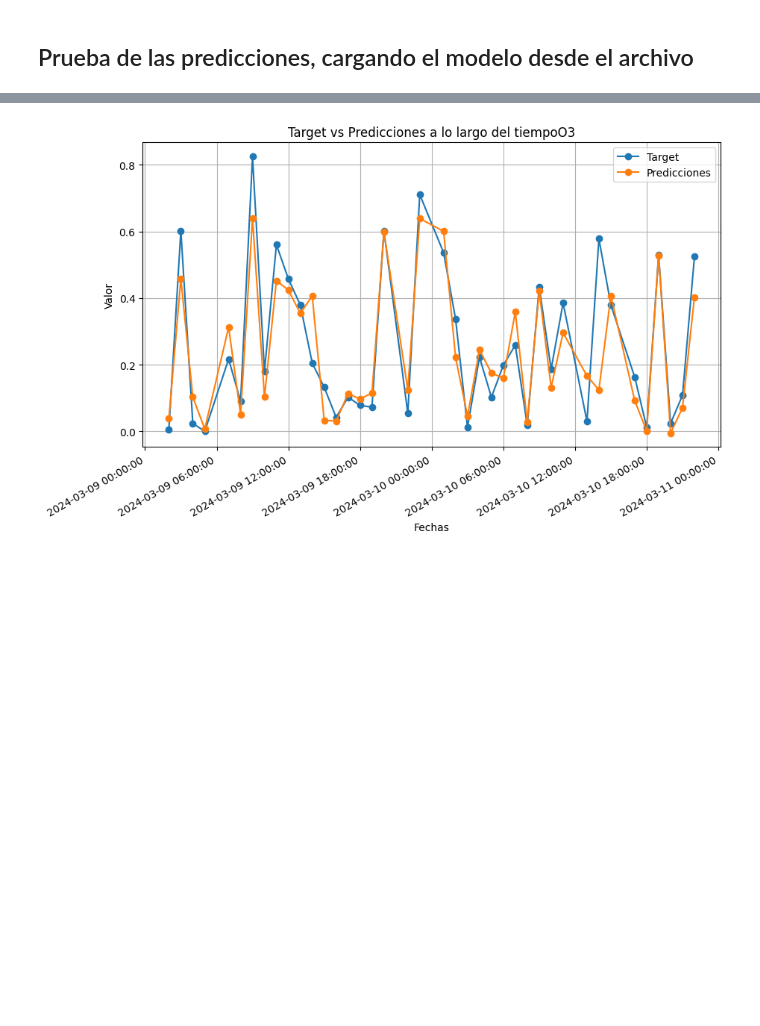
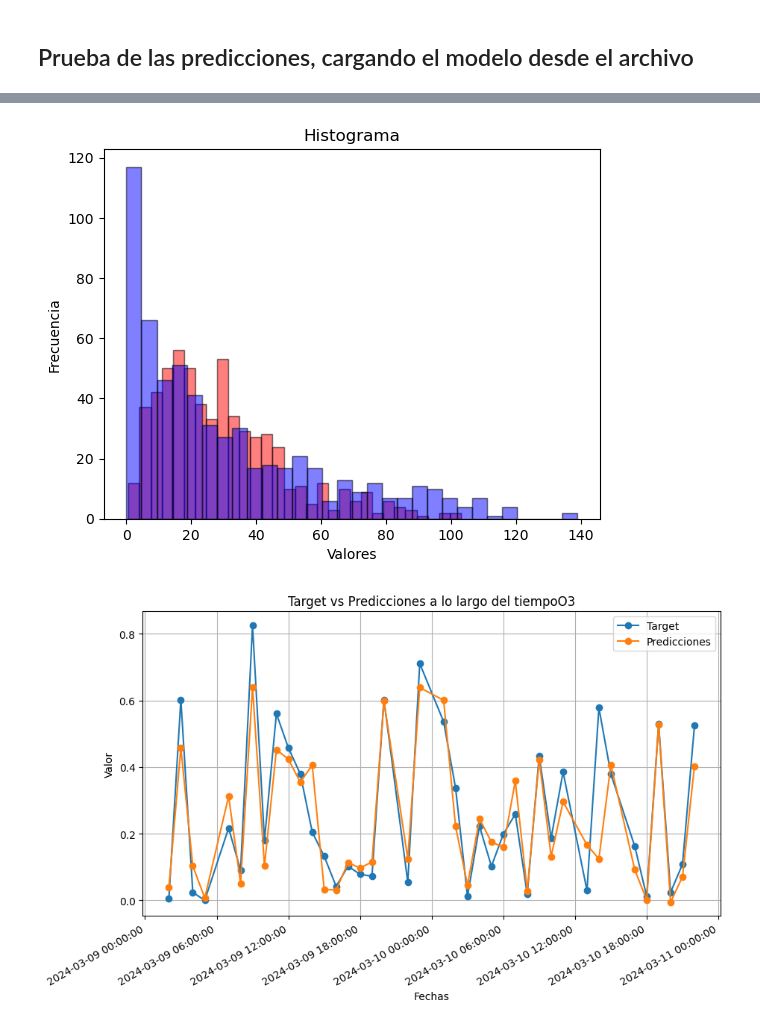
Before and after one commit to vlegaria/air-poll-predict-dev, a Jupyter notebook: ML/Notebooks/Prediccion_PED.ipynb, the cells around one changed output, grey strips where cells are left out. Drawn from its saved outputs; the diff is of its cells as text; code cells hidden in the pictures; blank space fills up the shorter version.

```diff
--- a/ML/Notebooks/Prediccion_PED.ipynb
+++ b/ML/Notebooks/Prediccion_PED.ipynb
@@ -266,3 +322,14 @@ Coeficiente de determinación (R2): 0.669322655238509
+# %%
+plt.hist(predictions, bins=30, color='red', edgecolor='black', alpha=0.5)
+plt.hist(y_test, bins=30, color='blue', edgecolor='black', alpha=0.5)
+plt.title('Histograma')
+plt.xlabel('Valores')
+plt.ylabel('Frecuencia')
+
+
+plt.show()
+# %% [output]
+[figure, added]
 # %%
 def graficar_predicciones(new_hours, target, predicciones, variable):
   """
```
Also changed, not shown: parts of 14 cells of this notebook, 2 other files.
